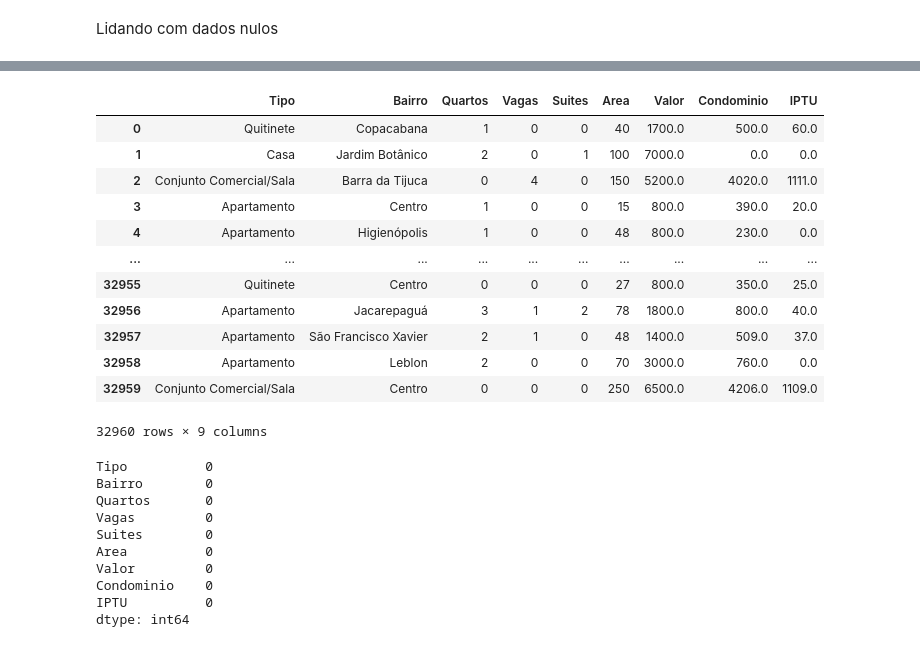
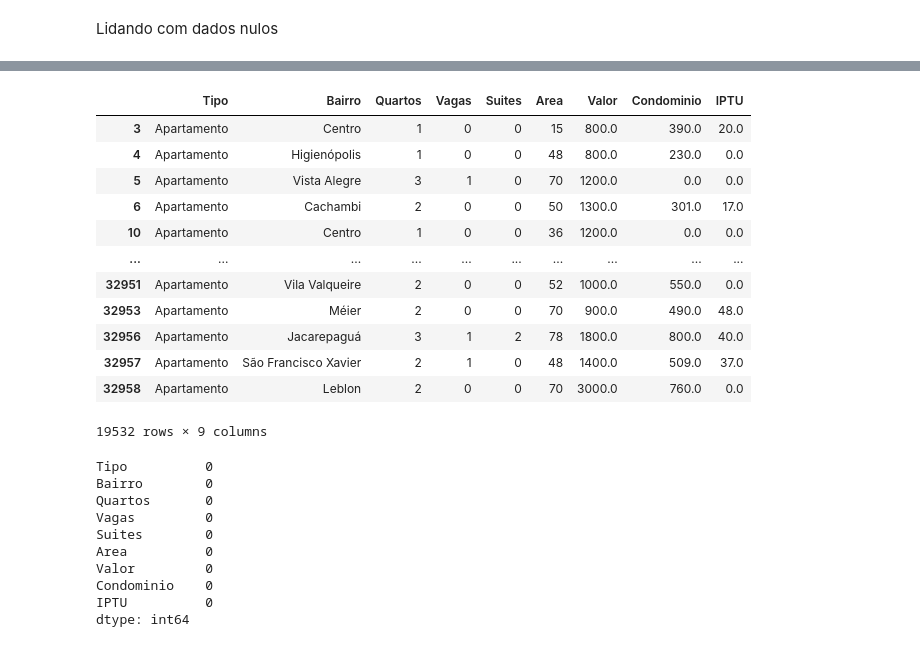
Before and after one commit to felipebocajr/Python-para-dados, a Jupyter notebook: pandas/pandas_alura.ipynb, the cells around one changed output, grey strips where cells are left out. Drawn from its saved outputs; the diff is of its cells as text; code cells hidden in the pictures.

```diff
--- a/pandas/pandas_alura.ipynb
+++ b/pandas/pandas_alura.ipynb
@@ -444,20 +444,20 @@ IPTU          10237
 dtype: int64
 # %%
 #substitui os valores nulos por 0
-alugueis.fillna(0)
+apartamentos.fillna(0)
 # %% [output]
 |  | Tipo | Bairro | Quartos | Vagas | Suites | Area | Valor | Condominio | IPTU |
-| 0 | Quitinete | Copacabana | 1 | 0 | 0 | 40 | 1700.0 | 500.0 | 60.0 |
-| 1 | Casa | Jardim Botânico | 2 | 0 | 1 | 100 | 7000.0 | 0.0 | 0.0 |
-| 2 | Conjunto Comercial/Sala | Barra da Tijuca | 0 | 4 | 0 | 150 | 5200.0 | 4020.0 | 1111.0 |
 | 3 | Apartamento | Centro | 1 | 0 | 0 | 15 | 800.0 | 390.0 | 20.0 |
 | 4 | Apartamento | Higienópolis | 1 | 0 | 0 | 48 | 800.0 | 230.0 | 0.0 |
+| 5 | Apartamento | Vista Alegre | 3 | 1 | 0 | 70 | 1200.0 | 0.0 | 0.0 |
+| 6 | Apartamento | Cachambi | 2 | 0 | 0 | 50 | 1300.0 | 301.0 | 17.0 |
+| 10 | Apartamento | Centro | 1 | 0 | 0 | 36 | 1200.0 | 0.0 | 0.0 |
 | ... | ... | ... | ... | ... | ... | ... | ... | ... | ... |
-| 32955 | Quitinete | Centro | 0 | 0 | 0 | 27 | 800.0 | 350.0 | 25.0 |
+| 32951 | Apartamento | Vila Valqueire | 2 | 0 | 0 | 52 | 1000.0 | 550.0 | 0.0 |
+| 32953 | Apartamento | Méier | 2 | 0 | 0 | 70 | 900.0 | 490.0 | 48.0 |
 | 32956 | Apartamento | Jacarepaguá | 3 | 1 | 2 | 78 | 1800.0 | 800.0 | 40.0 |
 | 32957 | Apartamento | São Francisco Xavier | 2 | 1 | 0 | 48 | 1400.0 | 509.0 | 37.0 |
 | 32958 | Apartamento | Leblon | 2 | 0 | 0 | 70 | 3000.0 | 760.0 | 0.0 |
-| 32959 | Conjunto Comercial/Sala | Centro | 0 | 0 | 0 | 250 | 6500.0 | 4206.0 | 1109.0 |
-32960 rows × 9 columns
+19532 rows × 9 columns
 # %%
 #atribui para a variável alugueis
```
Also changed, not shown: parts of 35 cells of this notebook, 3 other files.
